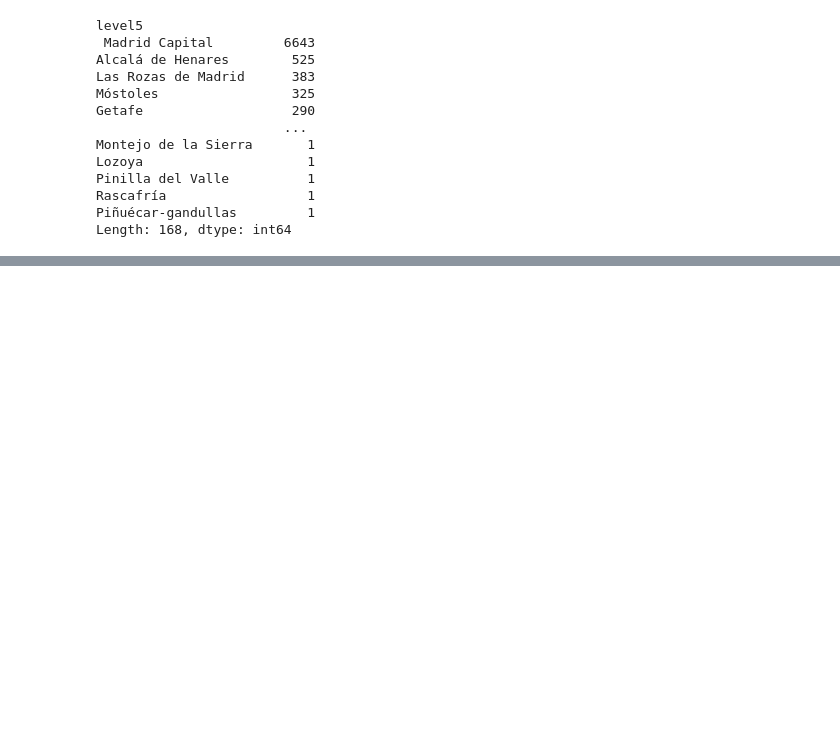
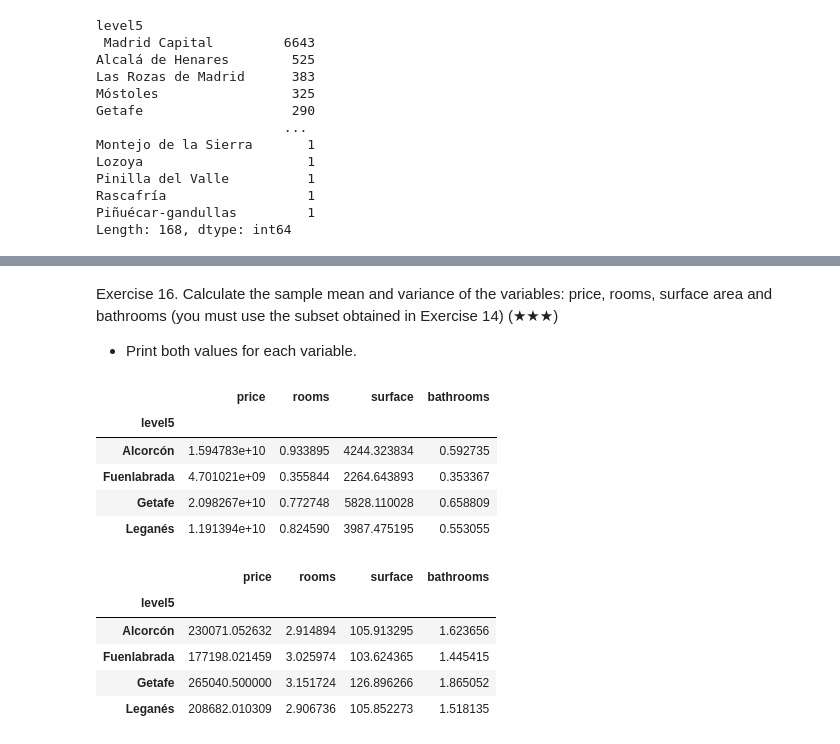
Before and after one commit to SantigoTP/pre_work, a Jupyter notebook: notebooks/01_analysis.ipynb, the cells around one changed output, grey strips where cells are left out. Cells and saved outputs as stored; diff of their text form; code cells hidden in the pictures; blank space fills up the shorter version.

```diff
--- a/notebooks/01_analysis.ipynb
+++ b/notebooks/01_analysis.ipynb
@@ -310,0 +342,21 @@ Length: 168, dtype: int64
+# %% [markdown]
+Exercise 16. Calculate the sample mean and variance of the variables: price, rooms, surface area and bathrooms (you must use the subset obtained in Exercise 14) (★★★)
+- Print both values for each variable.
+# %%
+sub_conjunto = df [ df["level5"].isin(["Fuenlabrada", "Leganés", "Getafe", "Alcorcón"]) ].groupby("level5")[["price","rooms","surface","bathrooms"]]
+# sub_conjunto[["price","rooms","surface","bathrooms"]]
+display(sub_conjunto.var())
+display(sub_conjunto.mean())
+# %% [output]
+|  | price | rooms | surface | bathrooms |
+| level5 |  |  |  |  |
+| Alcorcón | 1.594783e+10 | 0.933895 | 4244.323834 | 0.592735 |
+| Fuenlabrada | 4.701021e+09 | 0.355844 | 2264.643893 | 0.353367 |
+| Getafe | 2.098267e+10 | 0.772748 | 5828.110028 | 0.658809 |
+| Leganés | 1.191394e+10 | 0.824590 | 3987.475195 | 0.553055 |
+|  | price | rooms | surface | bathrooms |
+| level5 |  |  |  |  |
+| Alcorcón | 230071.052632 | 2.914894 | 105.913295 | 1.623656 |
+| Fuenlabrada | 177198.021459 | 3.025974 | 103.624365 | 1.445415 |
+| Getafe | 265040.500000 | 3.151724 | 126.896266 | 1.865052 |
+| Leganés | 208682.010309 | 2.906736 | 105.852273 | 1.518135 |
```
Also changed, not shown: parts of 11 cells of this notebook.
